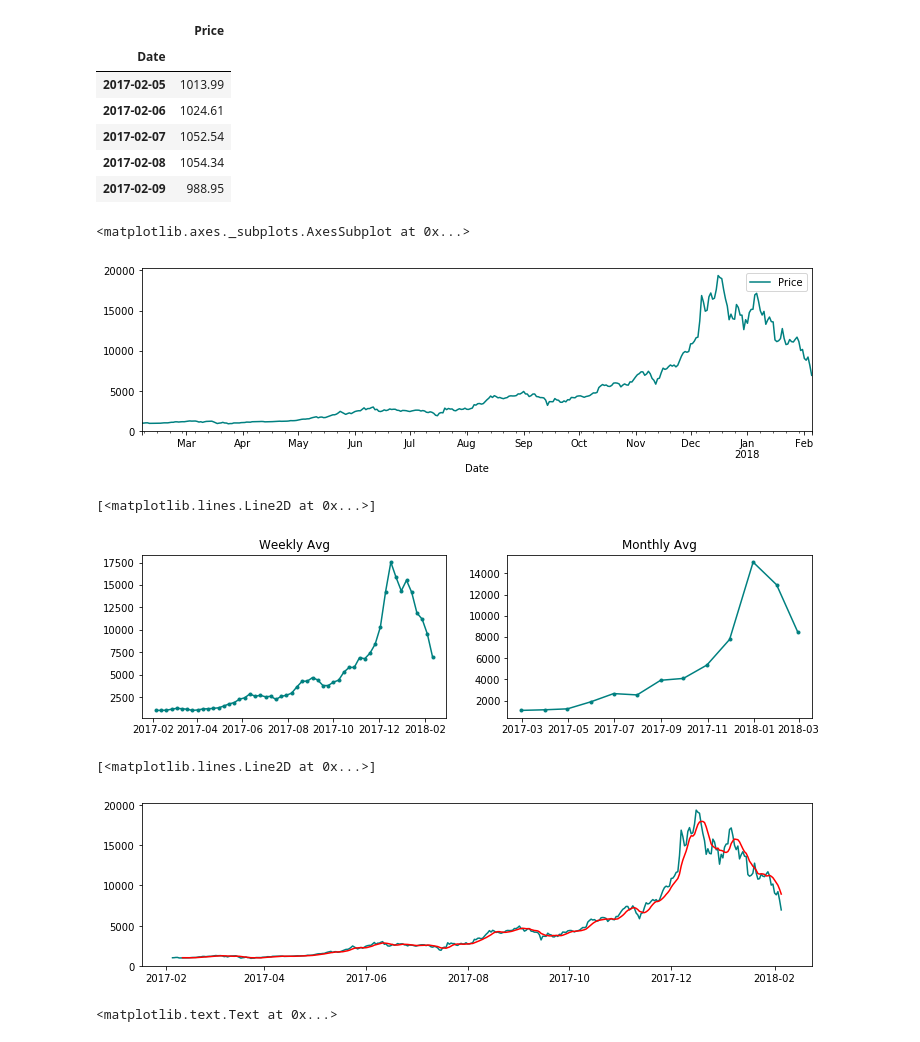
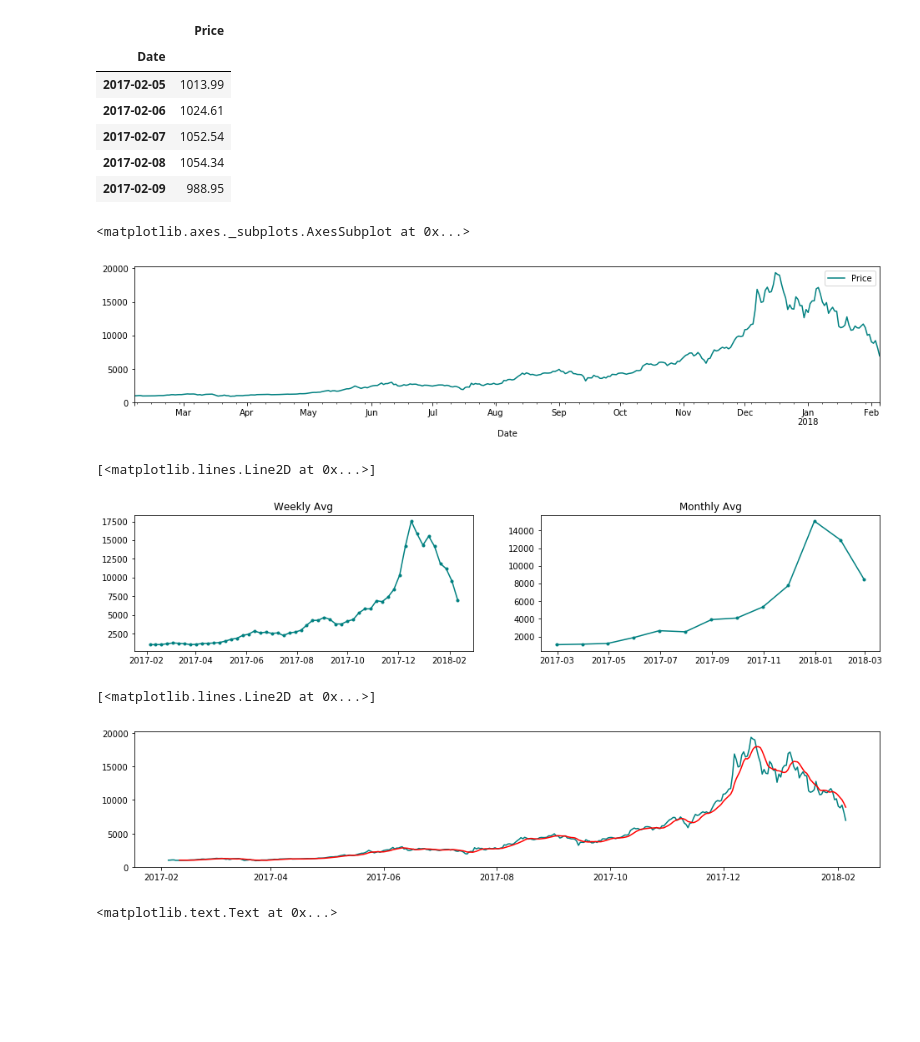
Before and after one commit to jessgess/Time_Series_Analysis_ARIMA, a Jupyter notebook: time_series.ipynb, the cells around one changed output. Cells and saved outputs as stored; diff of their text form; code cells hidden in the pictures; blank space fills up the shorter version.

Commit message:
updated figures

```diff
--- a/time_series.ipynb
+++ b/time_series.ipynb
@@ -36,14 +36,14 @@ data.head()
 | 2017-02-08 | 1054.34 |
 | 2017-02-09 | 988.95 |
 # %%
-data.plot(y='Price', color='teal', figsize=(12,3))
+data.plot(y='Price', color='teal', figsize=(16,3))
 # %% [output]
 <matplotlib.axes._subplots.AxesSubplot at 0x...>
-[figure, old version]
+[figure, new version]
 # %%
 price_weekly_avg = data.resample('W').apply(np.mean)
 price_monthly_avg = data.resample('M').apply(np.mean)
-plt.figure(figsize=(12,3))
+plt.figure(figsize=(16,3))
 plt.subplot(121)
 plt.title('Weekly Avg')
 plt.plot(price_weekly_avg.Price, "-o", markersize=3, color='teal')
@@ -52,15 +52,15 @@ plt.title('Monthly Avg')
 plt.plot(price_monthly_avg.Price, "-o", markersize=3, color='teal')
 # %% [output]
 [<matplotlib.lines.Line2D at 0x...>]
-[figure, old version]
+[figure, new version]
 # %%
 rolling_mean = data.Price.rolling(window=7, center=False).mean() #window of 7 (weekly avg) captures our data better
-plt.figure(figsize=(12,3))
+plt.figure(figsize=(16,3))
 plt.plot(data.Price, color='teal')
 plt.plot(rolling_mean, 'red')
 # %% [output]
 [<matplotlib.lines.Line2D at 0x...>]
-[figure, old version]
+[figure, new version]
 # %%
 lags = [7, 8, 10, 14, 17, 28, 30, 60, 90, 180]
 autocorrs = [data.Price.autocorr(lag=lag)
```
Also changed, not shown: parts of 2 cells of this notebook.
